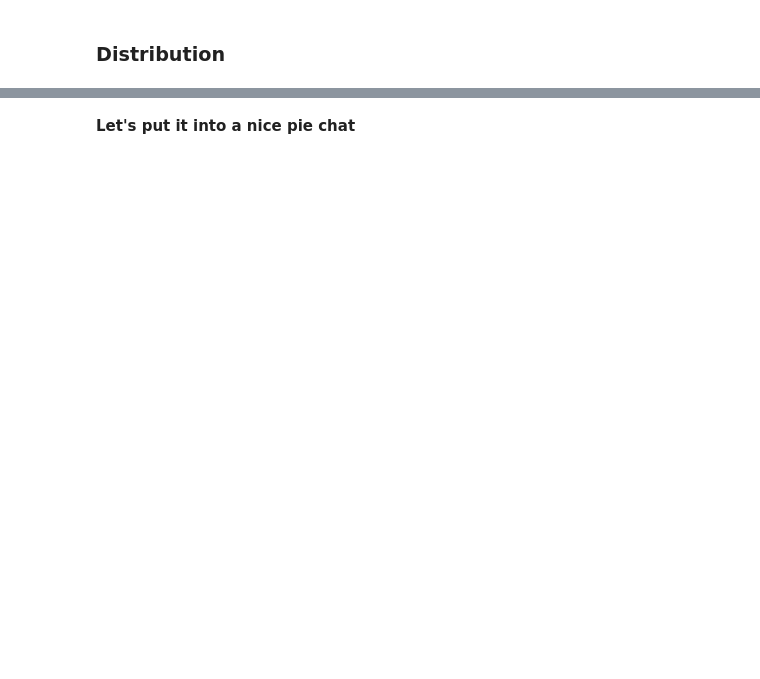
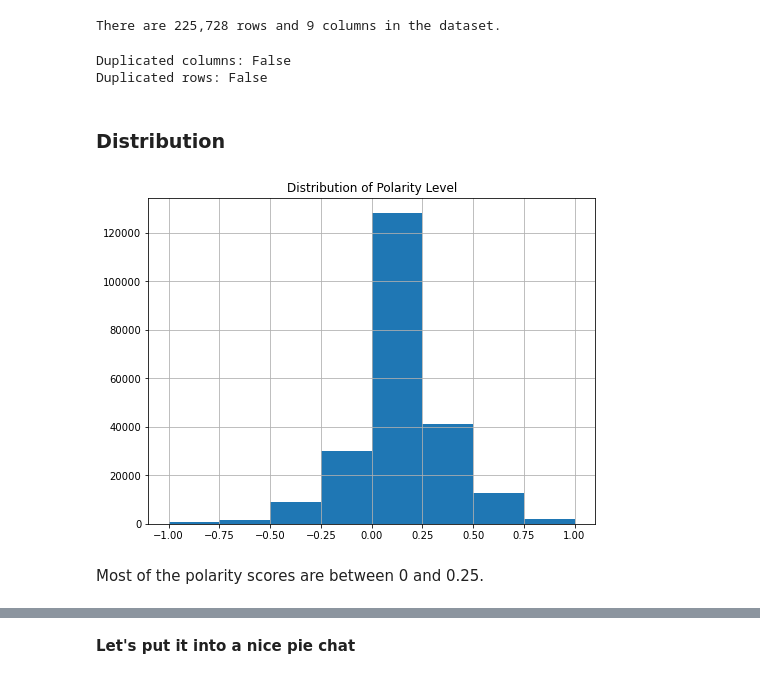
Before and after one commit to rachel-jfc/Covid-19_Vaccine_Sentiment_Analysis_on_Twitter, a Jupyter notebook: EDA_and_Modeling.ipynb, the cells around one changed output, grey strips where cells are left out. Saved outputs shown, nothing was run; the diff lists cells and outputs as text; code cells hidden in the pictures; blank space fills up the shorter version.

```diff
--- a/EDA_and_Modeling.ipynb
+++ b/EDA_and_Modeling.ipynb
@@ -92,3 +135,31 @@ memory usage: 17.8+ MB
+# %%
+# Take a look at the shape of dataset
+print(f'There are {df.shape[0]:,} rows and {df.shape[1]} columns in the dataset.')
+# %% [output]
+There are 225,728 rows and 9 columns in the dataset.
+# %%
+# Check for duplicates:
+# Columns
+print(f'Duplicated columns: {df.T.duplicated().any()}')
+# Rows
+print(f'Duplicated rows: {df.duplicated().any()}')
+# %% [output]
+Duplicated columns: False
+Duplicated rows: False
 # %% [markdown]
 ### Distribution
+# %%
+fig, ax = plt.subplots(figsize=(8, 6))
+
+# Plot histogram for sentiment polarity level
+df['polarity'].hist(bins=[-1, -0.75, -0.5, -0.25, 0.0, 0.25, 0.5, 0.75, 1],
+             ax=ax)
+
+plt.title('Distribution of Polarity Level')
+# plt.show()
+plt.savefig('Distribution of Polarity.png')
+# %% [output]
+[figure, added]
+# %% [markdown]
+Most of the polarity scores are between 0 and 0.25.
 # %%
```
Also changed, not shown: parts of 157 cells of this notebook, 2 other files.
